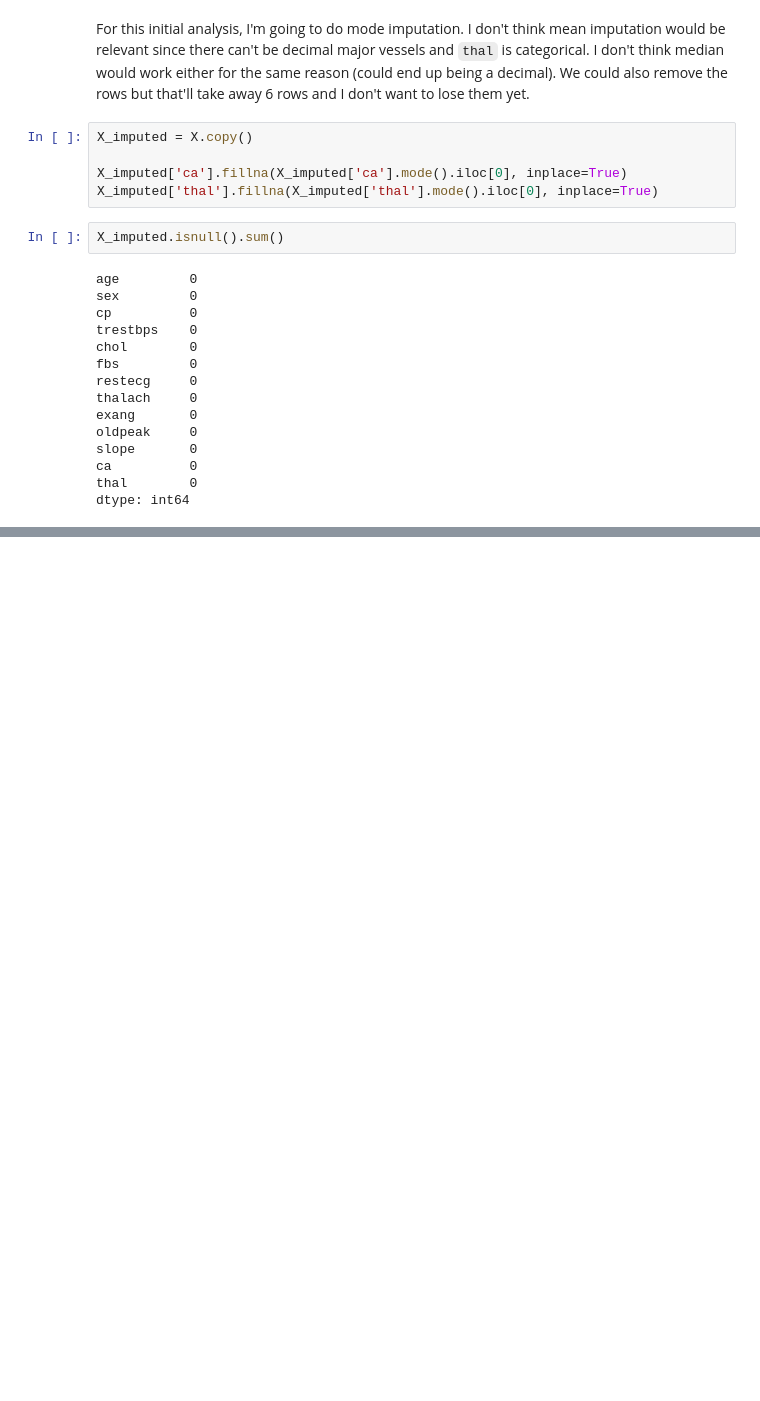
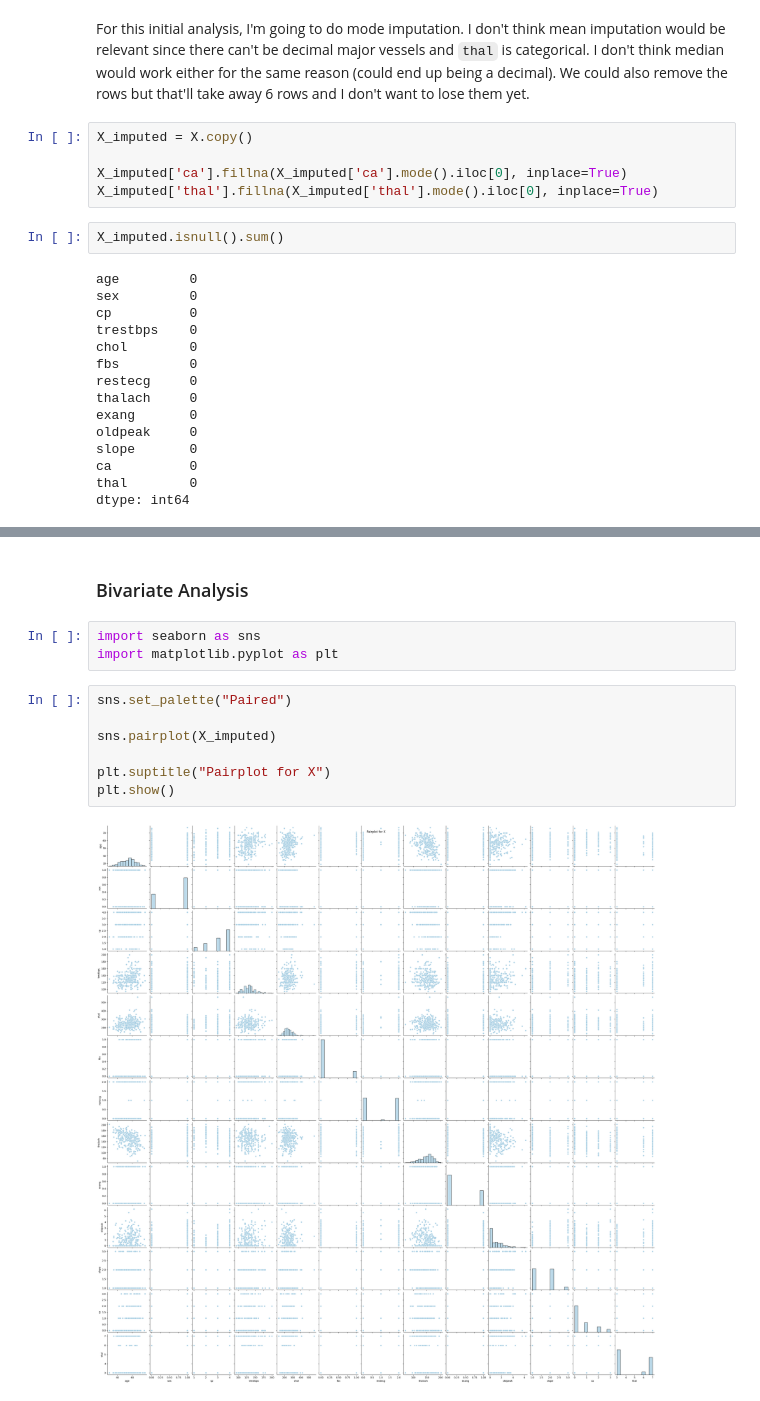
Before and after one commit to tamisha-s/heart-disease-prediction, a Jupyter notebook: heart_disease_analysis.ipynb, the cells around one changed output, grey strips where cells are left out. Cells and saved outputs as stored; diff of their text form; blank space fills up the shorter version.

```diff
--- a/heart_disease_analysis.ipynb
+++ b/heart_disease_analysis.ipynb
@@ -163,0 +174,14 @@ dtype: int64
+# %% [markdown]
+### Bivariate Analysis
+# %%
+import seaborn as sns
+import matplotlib.pyplot as plt
+# %%
+sns.set_palette("Paired")
+
+sns.pairplot(X_imputed)
+
+plt.suptitle("Pairplot for X")
+plt.show()
+# %% [output]
+[figure, added]
```
Also changed, not shown: parts of 9 cells of this notebook.
